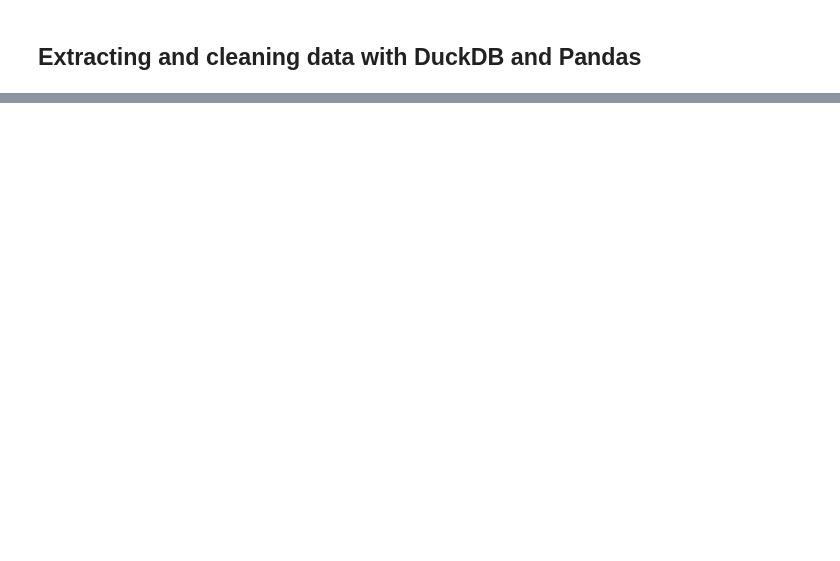
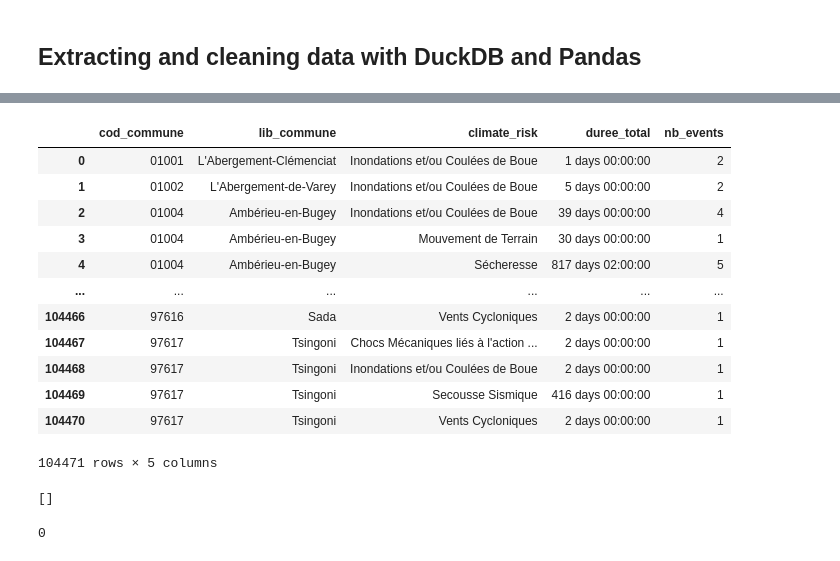
Before and after one commit to MarinaToledoPastorino/14_PrixChangementClimatique, a Jupyter notebook: data/exploration/socio-climate analysis.ipynb, the cells around one changed output, grey strips where cells are left out. Saved outputs shown, nothing was run; the diff lists cells and outputs as text; code cells hidden in the pictures; blank space fills up the shorter version.

```diff
--- a/data/exploration/socio-climate analysis.ipynb
+++ b/data/exploration/socio-climate analysis.ipynb
@@ -94,3 +176,32 @@ df_socio.head(5)
+# %%
+df_climate
+# %% [output]
+|  | cod_commune | lib_commune | climate_risk | duree_total | nb_events |
+| 0 | 01001 | L'Abergement-Clémenciat | Inondations et/ou Coulées de Boue | 1 days 00:00:00 | 2 |
+| 1 | 01002 | L'Abergement-de-Varey | Inondations et/ou Coulées de Boue | 5 days 00:00:00 | 2 |
+| 2 | 01004 | Ambérieu-en-Bugey | Inondations et/ou Coulées de Boue | 39 days 00:00:00 | 4 |
+| 3 | 01004 | Ambérieu-en-Bugey | Mouvement de Terrain | 30 days 00:00:00 | 1 |
+| 4 | 01004 | Ambérieu-en-Bugey | Sécheresse | 817 days 02:00:00 | 5 |
+| ... | ... | ... | ... | ... | ... |
+| 104466 | 97616 | Sada | Vents Cycloniques | 2 days 00:00:00 | 1 |
+| 104467 | 97617 | Tsingoni | Chocs Mécaniques liés à l'action ... | 2 days 00:00:00 | 1 |
+| 104468 | 97617 | Tsingoni | Inondations et/ou Coulées de Boue | 2 days 00:00:00 | 1 |
+| 104469 | 97617 | Tsingoni | Secousse Sismique | 416 days 00:00:00 | 1 |
+| 104470 | 97617 | Tsingoni | Vents Cycloniques | 2 days 00:00:00 | 1 |
+104471 rows × 5 columns
+# %%
+causes = []
+for _, row in df_climate.iterrows():
+    if row["cod_commune"] in mas_pobres:
+        causes.append(row["climate_risk"])
+causes
+# %% [output]
+[]
+# %%
+causes.count("Sécheresse")
+causes.count("Inondations et/ou Coulées de Boue")
+# %% [output]
+0
 # %%
 # Merging both datasets
 df_merged = pd.merge(df_climate, df_socio, left_on="cod_commune", right_on="codgeo")
```
Also changed, not shown: parts of 13 cells of this notebook.
